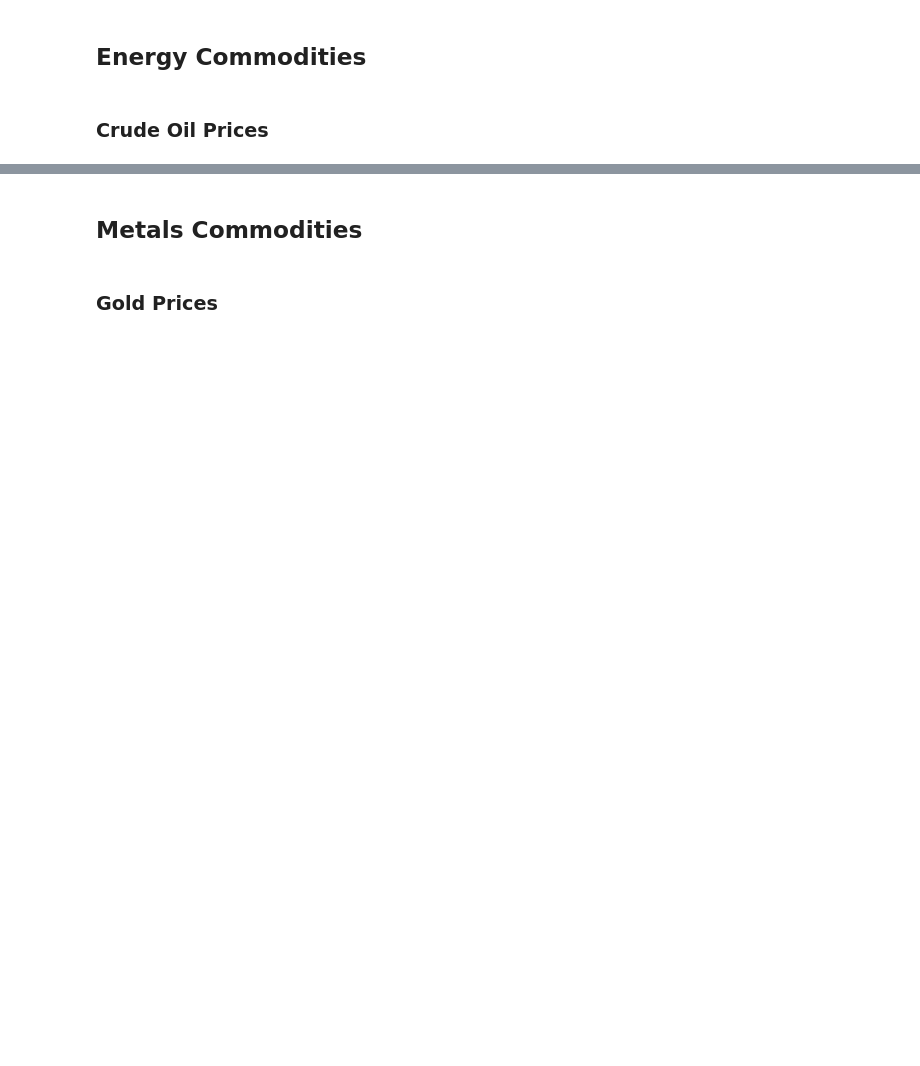
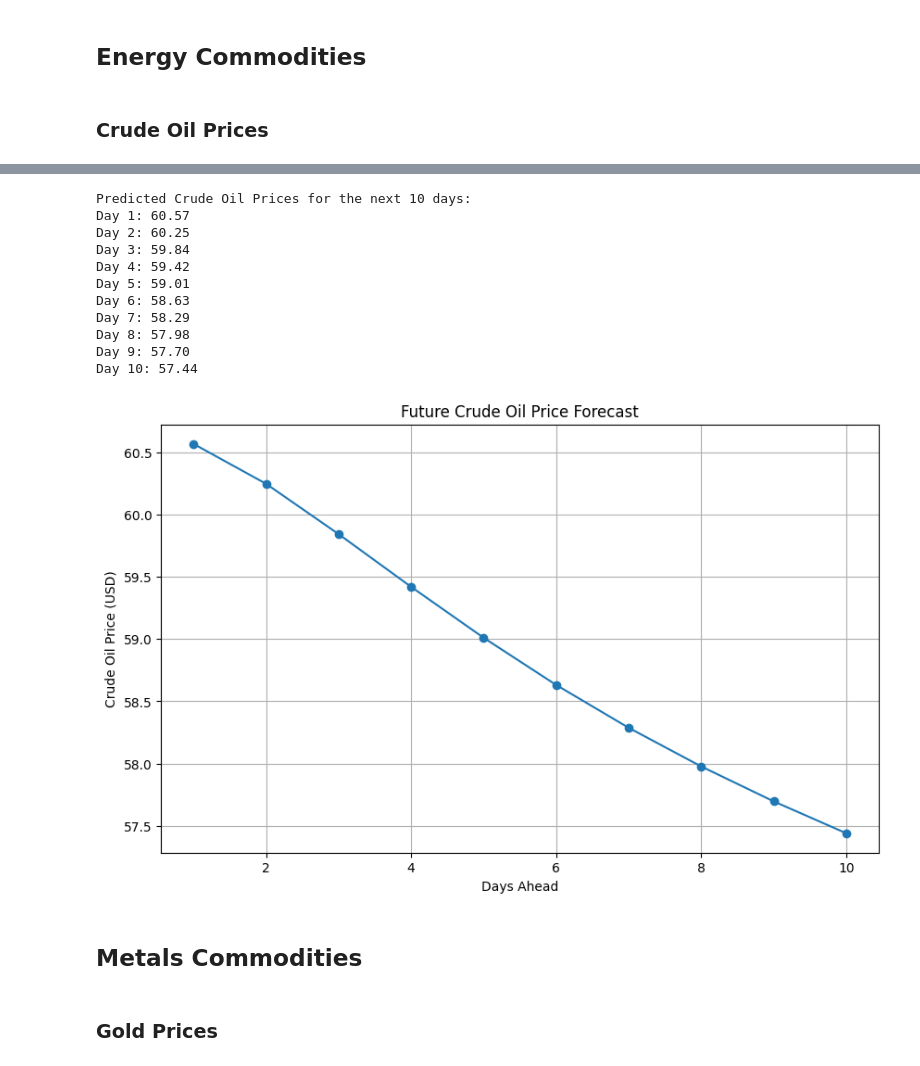
Before and after one commit to KurtisZ18/Predicting-Commodities, a Jupyter notebook: Commodity_Predictions.ipynb, the cells around one changed output, grey strips where cells are left out. Cells and saved outputs as stored; diff of their text form; code cells hidden in the pictures; blank space fills up the shorter version.

```diff
--- a/Commodity_Predictions.ipynb
+++ b/Commodity_Predictions.ipynb
@@ -363,3 +477,53 @@ Day 10: 501.85
+# %%
+def predict_future_oil_prices(model, scaler, last_sequence, n_days):
+  future_predictions_scaled = []
+  current_sequence = last_sequence.copy()
+
+  for _ in range(n_days):
+      input_sequence = current_sequence.reshape(1, seq_len, features.shape[1])
+      next_scaled_price = model.predict(input_sequence, verbose=0)[0][0]
+      future_predictions_scaled.append(next_scaled_price)
+
+      next_day_features = current_sequence[-1, :].copy()
+      next_day_features[0] = next_scaled_price
+      current_sequence = np.vstack([current_sequence[1:, :], next_day_features])
+
+  dummy_features = np.zeros((n_days, features.shape[1]))
+  dummy_features[:, 0] = np.array(future_predictions_scaled).flatten()
+
+  future_predictions_unscaled = scaler.inverse_transform(dummy_features)[:, 0]
+
+  return future_predictions_unscaled
+
+last_sequence = scaled[-seq_len:]
+
+future_oil_predictions = predict_future_oil_prices(model, scaler, last_sequence, n_days=10)
+
+print("\nPredicted Crude Oil Prices for the next 10 days:")
+for i, price in enumerate(future_oil_predictions, 1):
+    print(f"Day {i}: {price:.2f}")
+
+# Plot the predicted future prices
+plt.figure(figsize=(10, 6))
+plt.plot(range(1, len(future_oil_predictions) + 1), future_oil_predictions, marker='o', linestyle='-')
+plt.title('Future Crude Oil Price Forecast')
+plt.xlabel('Days Ahead')
+plt.ylabel('Crude Oil Price (USD)')
+plt.grid(True)
+plt.show()
+# %% [output]
+Predicted Crude Oil Prices for the next 10 days:
+Day 1: 60.57
+Day 2: 60.25
+Day 3: 59.84
+Day 4: 59.42
+Day 5: 59.01
+Day 6: 58.63
+Day 7: 58.29
+Day 8: 57.98
+Day 9: 57.70
+Day 10: 57.44
+[figure, added]
 # %% [markdown]
 ## Metals Commodities
 # %% [markdown]
```
Also changed, not shown: parts of 16 cells of this notebook.
